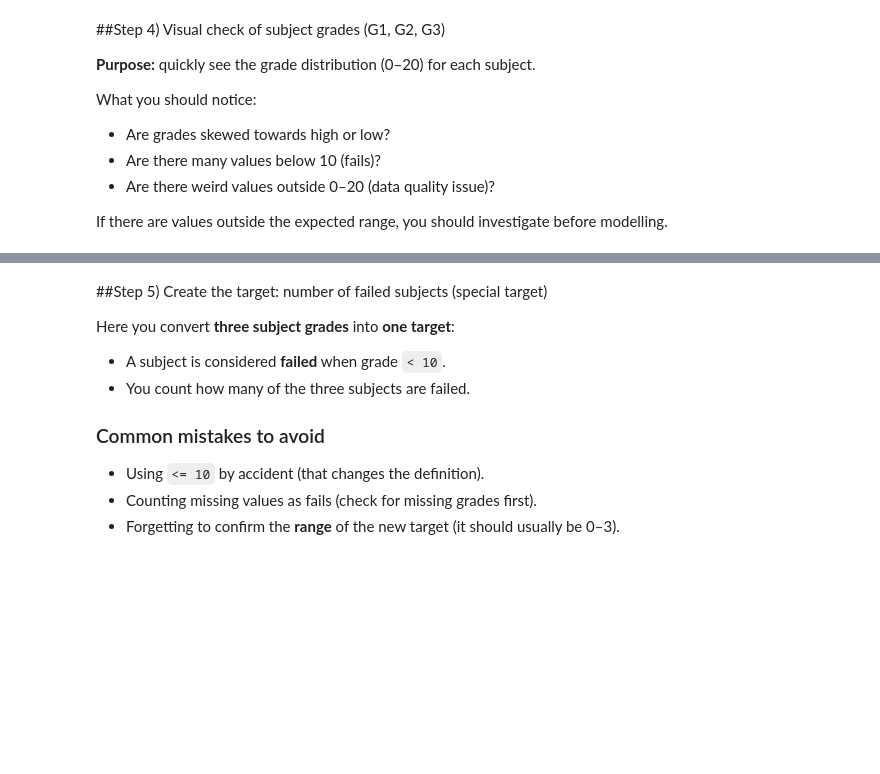
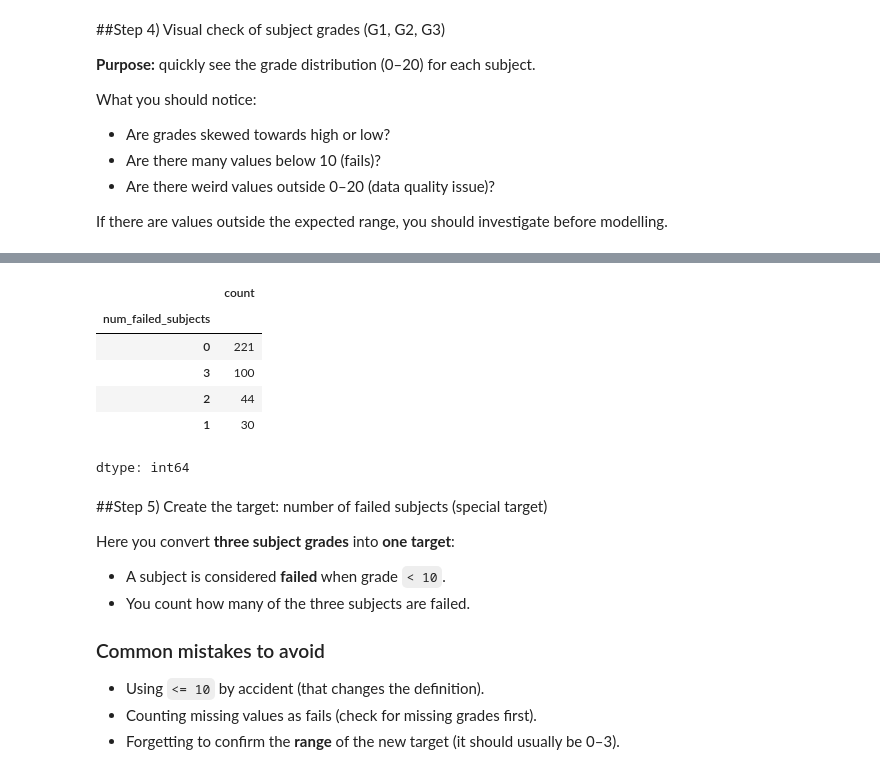
Before and after one commit to pauljune5052-CET/ADALL_github, a Jupyter notebook: ADALL_Practical_Test_Revision_Regression_v2.ipynb, the cells around one changed output, grey strips where cells are left out. Saved outputs shown, nothing was run; the diff lists cells and outputs as text; code cells hidden in the pictures; blank space fills up the shorter version.

```diff
--- a/ADALL_Practical_Test_Revision_Regression_v2.ipynb
+++ b/ADALL_Practical_Test_Revision_Regression_v2.ipynb
@@ -364,3 +446,13 @@ plt.show()
+# %%
+df["num_failed_subjects"].value_counts()
+# %% [output]
+|  | count |
+| num_failed_subjects |  |
+| 0 | 221 |
+| 3 | 100 |
+| 2 | 44 |
+| 1 | 30 |
+dtype: int64
 # %% [markdown]
 
 ##Step 5) Create the target: number of failed subjects (special target)
```
Also changed, not shown: parts of 22 cells of this notebook.
